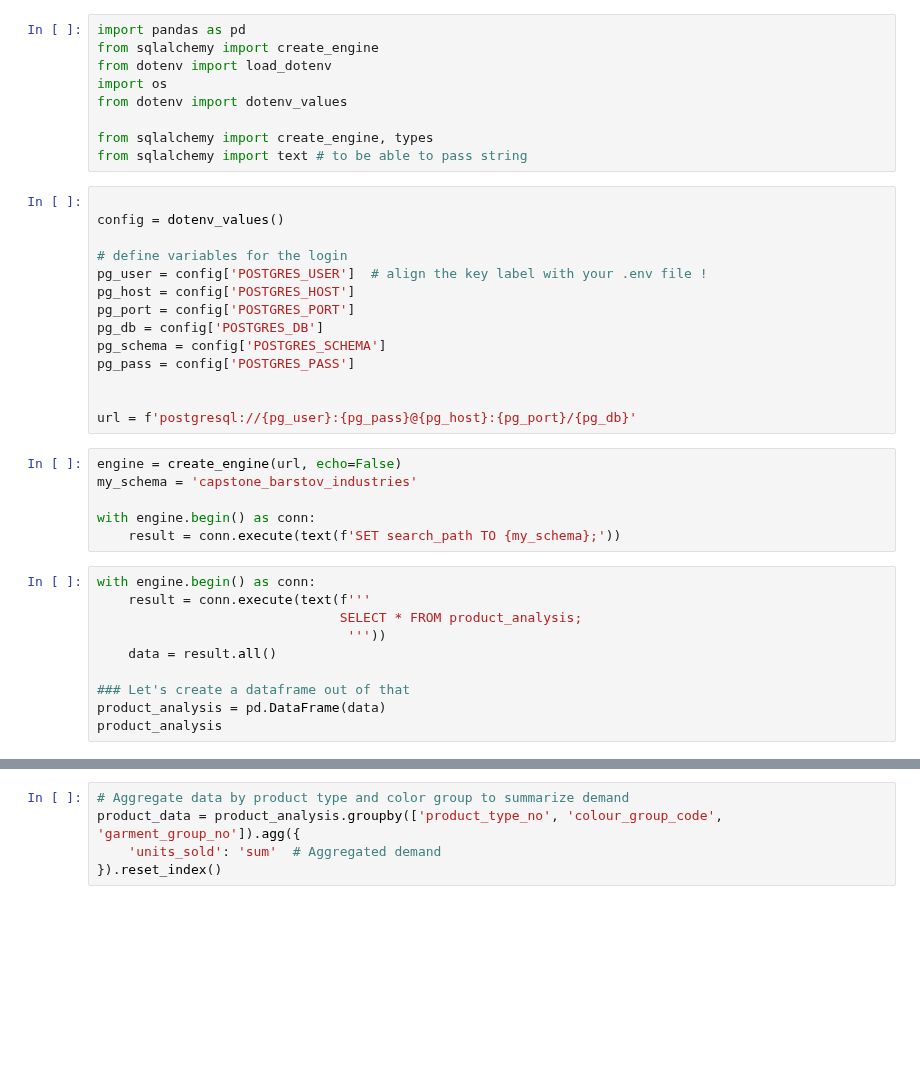
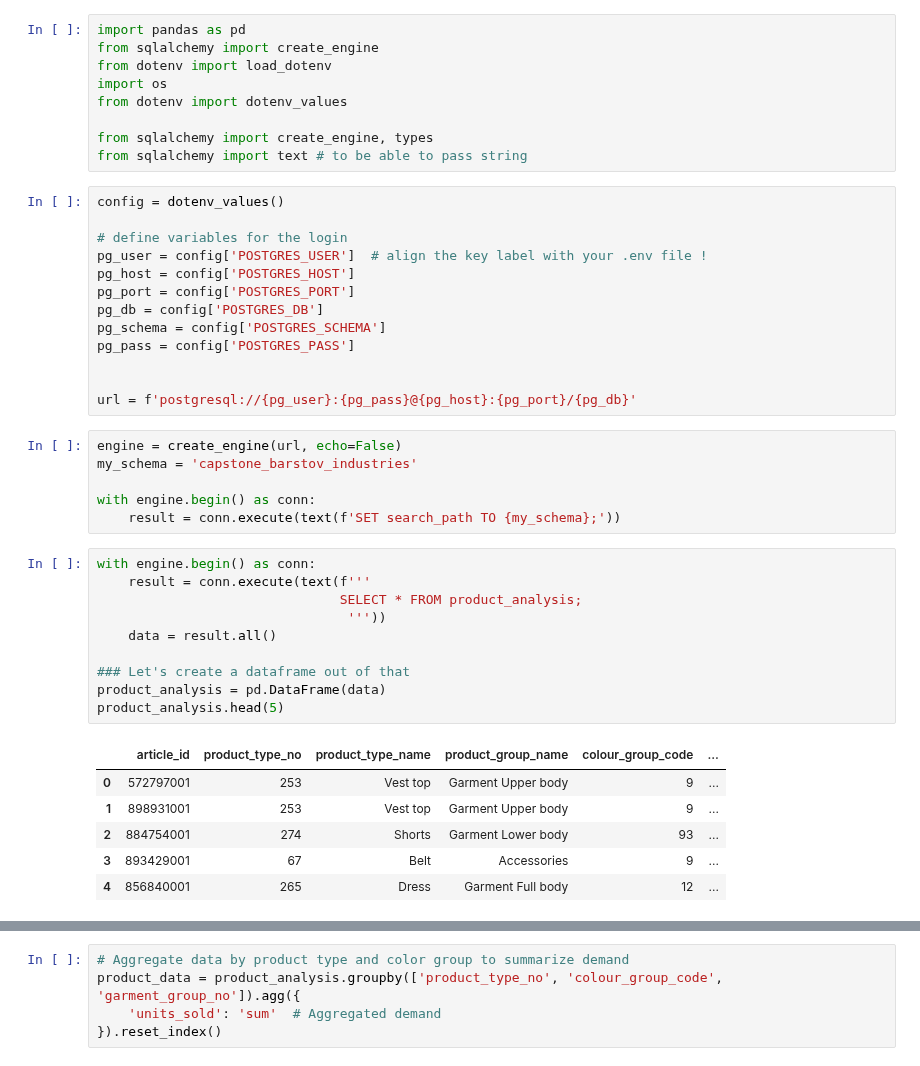
Before and after one commit to Barstov-Industries/Capstone, a Jupyter notebook: Old/clustering.ipynb, the cells around one changed output, grey strips where cells are left out. Drawn from its saved outputs; the diff is of its cells as text; blank space fills up the shorter version.

```diff
--- a/Old/clustering.ipynb
+++ b/Old/clustering.ipynb
@@ -8,7 +8,6 @@ from dotenv import dotenv_values
 from sqlalchemy import create_engine, types
 from sqlalchemy import text # to be able to pass string
 # %%
-
 config = dotenv_values()
 
 # define variables for the login
@@ -30,10 +29,17 @@ with engine.begin() as conn:
 # %%
 with engine.begin() as conn:
     result = conn.execute(text(f'''
                                SELECT * FROM product_analysis;
                                 '''))
     data = result.all()
 
 ### Let's create a dataframe out of that
 product_analysis = pd.DataFrame(data)
-product_analysis
+product_analysis.head(5)
+# %% [output]
+|  | article_id | product_type_no | product_type_name | product_group_name | colour_group_code | ... |
+| 0 | 572797001 | 253 | Vest top | Garment Upper body | 9 | ... |
+| 1 | 898931001 | 253 | Vest top | Garment Upper body | 9 | ... |
+| 2 | 884754001 | 274 | Shorts | Garment Lower body | 93 | ... |
+| 3 | 893429001 | 67 | Belt | Accessories | 9 | ... |
+| 4 | 856840001 | 265 | Dress | Garment Full body | 12 | ... |
```
Also changed, not shown: parts of 21 cells of this notebook, 1 other file.
